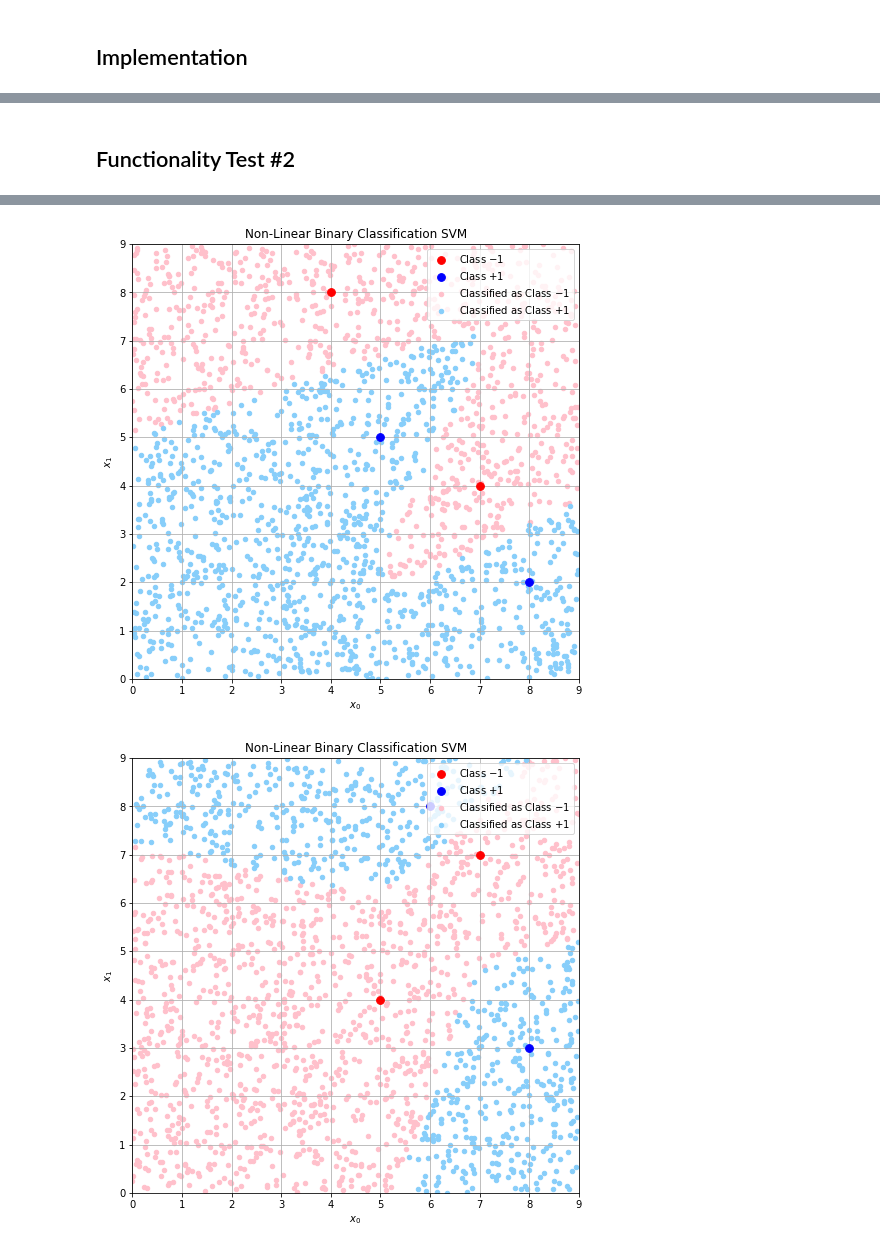
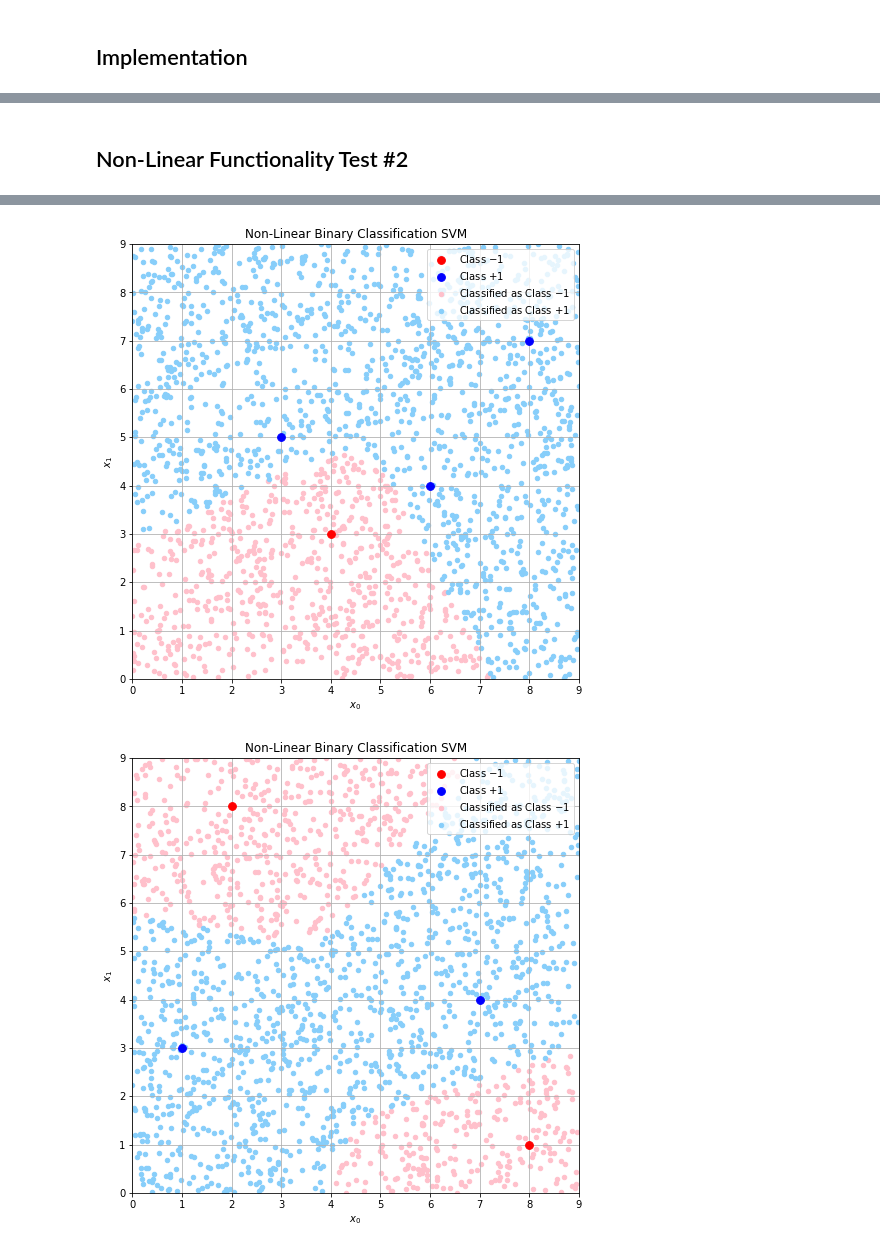
Before and after one commit to johnduffymsc/msc_comp0120project, a Jupyter notebook: COMP0120_Project_Code_John_Duffy.ipynb, the cells around one changed output, grey strips where cells are left out. Saved outputs shown, nothing was run; the diff lists cells and outputs as text; code cells hidden in the pictures.

```diff
--- a/COMP0120_Project_Code_John_Duffy.ipynb
+++ b/COMP0120_Project_Code_John_Duffy.ipynb
@@ -171,7 +160,8 @@ def backtracking(f, df, x, p, alpha0=1.0, rho=0.1, c1=1e-4):
         alphas.append(alpha)
     return np.array(alphas)
 
-def steepest_descent(f, df, d2, x0, tol=1e-6):
+
+def steepest_descent(f, df, d2f, x0, tol=1e-6):  # d2f Ignored!
     '''
     This function implements the steepest descent algorithm. Note the use of
     lambda expressions to pass the f and df parameters. This function
@@ -597,9 +600,13 @@ print(linear_svm.margin)
 # %%
-linear_svm = LinearSVM()
+np.random.seed(9)
 
-for T in TRAIN_N:
+N = 2000
 
-    for plot in range(PLOTS):
+for T in [2, 4]:
+
+    for plot in range(6):
+
+        linear_svm = LinearSVM()
 
         X_train = np.zeros((T, 2))
         y_train = np.zeros(T)
@@ -615,15 +622,15 @@ for T in TRAIN_N:
 
         linear_svm.train(X_train, y_train, linear_kernel, quadratic_penalty_dual_solver, steepest_descent)
 
-        X_new = np.zeros((CLASS_N, 2))
+        X_new = np.zeros((N, 2))
 
-        for i in range(CLASS_N):
+        for i in range(N):
             X_new[i, 0] = np.random.uniform(0.0, 9.0)
             X_new[i, 1] = np.random.uniform(0.0, 9.0)
 
-        y_new = np.zeros(CLASS_N)
+        y_new = np.zeros(N)
 
-        for i in range(CLASS_N):
+        for i in range(N):
             y_new[i] = linear_svm.predict(X_new[i])
 
         plt.figure(figsize=(8, 8))
@@ -635,12 +642,12 @@ for T in TRAIN_N:
         plt.scatter(X_new[y_new == +1.0, 0], X_new[y_new == +1.0, 1], color="lightskyblue", s=20, zorder=1)
         #for sv in svm.sv:
         #    plt.scatter(sv[0], sv[1], s=300, facecolors='none', edgecolors='b')
-        plt.title("SVM Linear Binary Classifier Test #1")
+        plt.title("Linear Binary Classifier SVM")
         plt.xlabel("$x_0$")
         plt.ylabel("$x_1$")
         plt.legend([ "Class $-1$", "Class $+1$", "Classified as Class $-1$", "Classified as Class $+1$"], loc="upper right")
         plt.grid(zorder=0)
-        plt.savefig("svm_test_1.pdf")
+        plt.savefig("linear_svm_rand_qp_{}.pdf".format(plot))
         plt.show()
 
         print(linear_svm.iters)
@@ -838,7 +871,7 @@ X_train = np.array([[3.0, 3.0],
 
 y_train = np.array([-1.0, +1.0, +1.0, -1.0])
 
-non_linear_svm.train(X_train, y_train, gaussian_kernel, augmented_lagrangian_dual_solver, steepest_descent)
+non_linear_svm.train(X_train, y_train, gaussian_kernel, quadratic_penalty_dual_solver, steepest_descent)
 
 X_new = np.zeros((N, 2))
 
@@ -863,6 +896,6 @@ plt.xlabel("$x_0$")
 plt.ylabel("$x_1$")
 plt.legend([ "Class $-1$", "Class $+1$", "Classified as Class $-1$", "Classified as Class $+1$"], loc="upper right")
 plt.grid(zorder=0)
-plt.savefig("non_linear_svm_1.pdf")
+plt.savefig("non_linear_svm_qp_{}.pdf".format(plot))
 plt.show()
 # %% [output]
@@ -870,13 +903,15 @@ plt.show()
 # %% [markdown]
-## Functionality Test #2
+## Non-Linear Functionality Test #2
 # %%
-non_linear_svm = NonLinearSVM()
+np.random.seed(9)
 
 N = 2000
 
 for T in [4, 8]:
 
-    for plot in range(PLOTS):
+    for plot in range(6):
+
+        non_linear_svm = NonLinearSVM()
 
         X_train = np.zeros((T, 2))
         y_train = np.zeros(T)
@@ -890,7 +925,7 @@ for T in [4, 8]:
         if len(y_train[y_train == +1.0]) == 0:
             y_train[np.random.randint(0, T)] = +1.0
 
-        non_linear_svm.train(X_train, y_train, gaussian_kernel, augmented_lagrangian_dual_solver, steepest_descent)
+        non_linear_svm.train(X_train, y_train, gaussian_kernel, quadratic_penalty_dual_solver, steepest_descent)
 
         X_new = np.zeros((N, 2))
 
@@ -915,6 +950,6 @@ for T in [4, 8]:
         plt.ylabel("$x_1$")
         plt.legend([ "Class $-1$", "Class $+1$", "Classified as Class $-1$", "Classified as Class $+1$"], loc="upper right")
         plt.grid(zorder=0)
-        plt.savefig("non_linear_svm_rand_{}_{}.pdf".format(T, plot))
+        plt.savefig("non_linear_svm_rand_qp_{}.pdf".format(plot))
         plt.show()
 # %% [output]
@@ -924,2 +959,2 @@ for T in [4, 8]:
-[figure, old version]
+[figure, new version]
-[figure, old version]
+[figure, new version]
```
Also changed, not shown: parts of 16 cells of this notebook, 1 other file.
